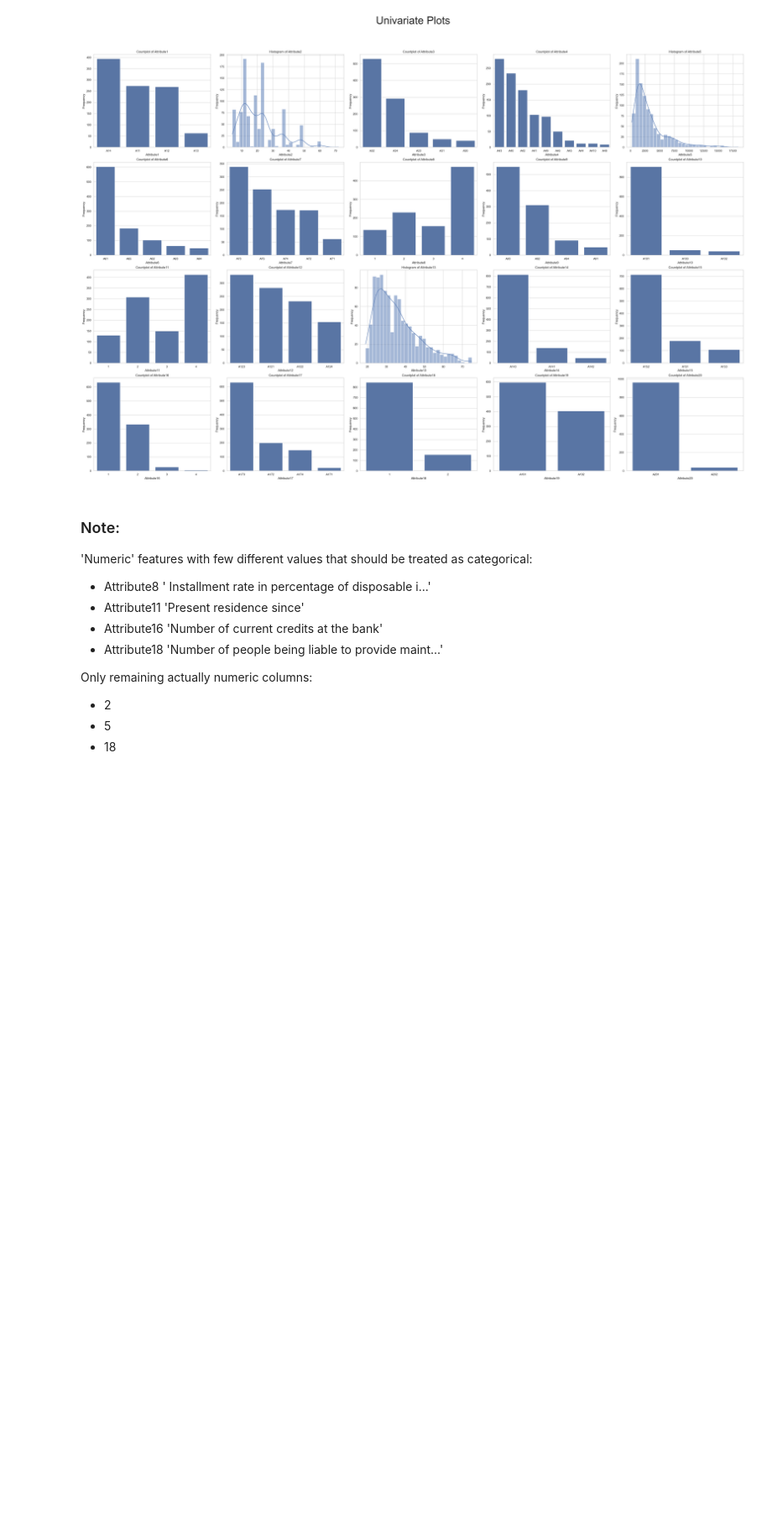
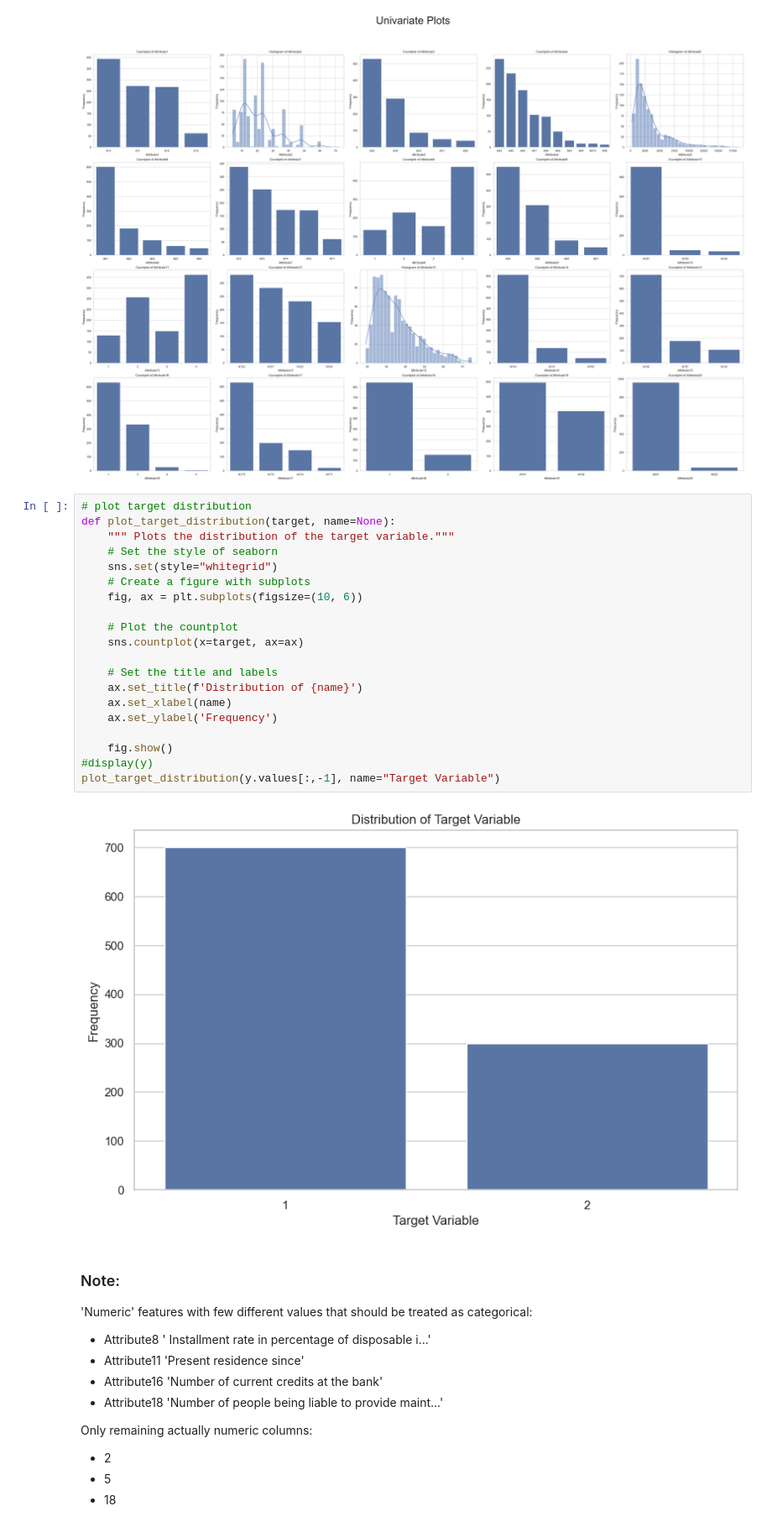
Before and after one commit to willwilkins/Credit-decisioning-model-Logreg, a Jupyter notebook: Exploratory data analysis.ipynb, the cells around one changed output. Shown at 84% size. Drawn from its saved outputs; the diff is of its cells as text; blank space fills up the shorter version.

```diff
--- a/Exploratory data analysis.ipynb
+++ b/Exploratory data analysis.ipynb
@@ -252,6 +264,28 @@ Plot no:
 18 / 20
 19 / 20
 [figure]
+# %%
+# plot target distribution
+def plot_target_distribution(target, name=None):
+    """ Plots the distribution of the target variable."""
+    # Set the style of seaborn
+    sns.set(style="whitegrid")
+    # Create a figure with subplots
+    fig, ax = plt.subplots(figsize=(10, 6))
+
+    # Plot the countplot
+    sns.countplot(x=target, ax=ax)
+
+    # Set the title and labels
+    ax.set_title(f'Distribution of {name}')
+    ax.set_xlabel(name)
+    ax.set_ylabel('Frequency')
+
+    fig.show()
+#display(y)
+plot_target_distribution(y.values[:,-1], name="Target Variable")
+# %% [output]
+[figure, added]
 # %% [markdown]
 ### Note:
 'Numeric' features with few different values that should be treated as categorical:
```
Also changed, not shown: parts of 3 cells of this notebook.
